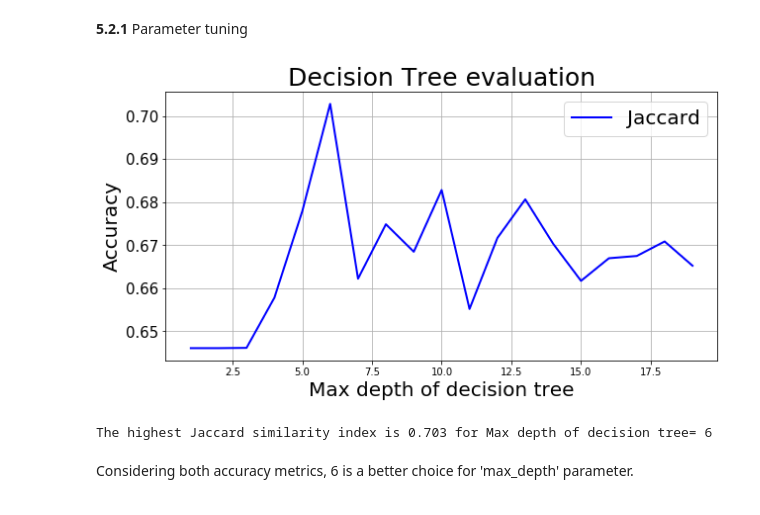
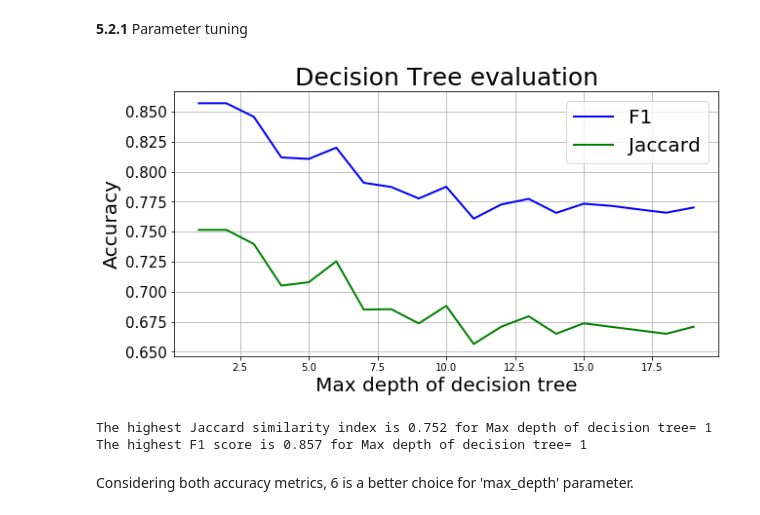
Before and after one commit to Ehsan-Negahbani/Best-Classifier, a Jupyter notebook: Project Notebook.ipynb, the cells around one changed output. Cells and saved outputs as stored; diff of their text form; code cells hidden in the pictures.

```diff
--- a/Project Notebook.ipynb
+++ b/Project Notebook.ipynb
@@ -406,9 +418,10 @@ Function to cimnpoute model accuracy using k-fold cross-validation:
 # %%
-def model_eval_plt(par, Jac, model_name, model_par_name):
+def model_eval_plt(par, F1, Jac, model_name, model_par_name):
     # plot model accuracy for different values of k (k: number of neighbors)
     plt.figure(figsize=(10,5))
-    plt.plot(par, Jac, 'b', linewidth = 2)
-    plt.legend(['Jaccard'], fontsize = 20)
+    plt.plot(par, F1, 'b', linewidth = 2)
+    plt.plot(par, Jac, 'g', linewidth = 2)
+    plt.legend(['F1', 'Jaccard'], fontsize = 20)
     plt.ylabel('Accuracy', fontsize = 20)
     plt.xlabel('{}'.format(model_par_name),  fontsize = 20)
     plt.title('{} evaluation'.format(model_name), fontsize = 25)
@@ -419,5 +432,8 @@ def model_eval_plt(par, Jac, model_name, model_par_name):
     print('The highest Jaccard similarity index is {:3.3} for {}= {}'.format(max(Jac),
                                                                              model_par_name,
                                                                              par[np.argmax(Jac)]))
+    print('The highest F1 score is {:3.3} for {}= {}'.format(max(F1),
+                                                        model_par_name,
+                                                        par[np.argmax(F1)]))
 # %% [markdown]
 #### 5.1 K-Nearest Neighbor classifier (KNN)
@@ -426,10 +446,13 @@ def model_eval_plt(par, Jac, model_name, model_par_name):
 # %%
+
 from sklearn.neighbors import KNeighborsClassifier
-from sklearn.metrics import accuracy_score, jaccard_similarity_score, f1_score
+from sklearn.metrics import accuracy_score, jaccard_similarity_score
+from sklearn.metrics import f1_score, matthews_corrcoef
 from sklearn.model_selection import cross_val_score
 from sklearn.model_selection import KFold
 Ks = 20 # number of neighbors for KNN method
 Jac_vals = np.zeros((Ks-1))
+F1_vals = np.zeros((Ks-1))
 
 for n in range(1, Ks):
     # Build the model
@@ -439,18 +462,22 @@ for n in range(1, Ks):
     kfold = KFold(folds, True, 1)
     n2 = 0
     Jac_kfold_vals = np.zeros((folds))
+    f1_kfold_vals = np.zeros((folds))
     # enumerate splits
     for train_index, test_index in kfold.split(X):
         knn.fit(X[train_index], y[train_index])
         yhat = knn.predict(X[test_index])
         Jac_kfold_vals[n2] = jaccard_similarity_score(y[test_index], yhat)
+        f1_kfold_vals[n2] = f1_score(y[test_index], yhat,
+                                     labels = ['PAIDOFF'], average='micro')
         n2+=1
 
     # compute the mean accuracy based on accuracy of k-folds
     Jac_vals[n-1] = Jac_kfold_vals.mean()
+    F1_vals[n-1] = f1_kfold_vals.mean()
 
 # plot model evaluation and find the optimum parameter
 model_par_name = 'Number of neighbors (K)'
 model_name = 'KNN'
-model_eval_plt(list(range(1, Ks)), Jac_vals, model_name, model_par_name)
+model_eval_plt(list(range(1, Ks)), F1_vals, Jac_vals, model_name, model_par_name)
 # %% [output]
@@ -477,37 +509,39 @@ As you can see, in addition to 'n_neighbors' there are other parameters that can
 # %%
 from sklearn.tree import DecisionTreeClassifier
 maxDepths = 20
 f1_vals = np.zeros((maxDepths-1))
 Jac_vals = np.zeros((maxDepths-1))
 for n in range(1, maxDepths):
     # Build the model
     loanTree = DecisionTreeClassifier(criterion="entropy", max_depth = n)
     # perform a k-fold cross-validation to estimate the model accuracy
     folds = 10
     kfold = KFold(folds, True, 1)
     n2 = 0
     f1_kfold_vals = np.zeros((folds))
     Jac_kfold_vals = np.zeros((folds))
     # enumerate splits
     for train_index, test_index in kfold.split(X):
         loanTree.fit(X[train_index], y[train_index])
         yhat = loanTree.predict(X[test_index])
-        f1_kfold_vals[n2] = f1_score(y[test_index], yhat, average='weighted')
+        f1_kfold_vals[n2] = f1_score(y[test_index], yhat,
+                                     labels = ['PAIDOFF'], average='micro')
         Jac_kfold_vals[n2] = jaccard_similarity_score(y[test_index], yhat)
         n2+=1
 
     # compute the mean accuracy based on accuracy of k-folds
     f1_vals[n-1] = f1_kfold_vals.mean()
     Jac_vals[n-1] = Jac_kfold_vals.mean()
 
 
 # plot model evaluation and find the optimum parameter
 model_par_name = 'Max depth of decision tree'
 model_name = 'Decision Tree'
-model_eval_plt(list(range(1, maxDepths)), f1_vals, model_name, model_par_name)
+model_eval_plt(list(range(1, maxDepths)), f1_vals, Jac_vals, model_name, model_par_name)
 # %% [output]
-[figure, old version]
+[figure, new version]
-The highest Jaccard similarity index is 0.703 for Max depth of decision tree= 6
+The highest Jaccard similarity index is 0.752 for Max depth of decision tree= 1
+The highest F1 score is 0.857 for Max depth of decision tree= 1
 # %% [markdown]
 Considering both accuracy metrics, 6 is a better choice for 'max_depth' parameter.
 # %% [markdown]
```
Also changed, not shown: parts of 39 cells of this notebook.
